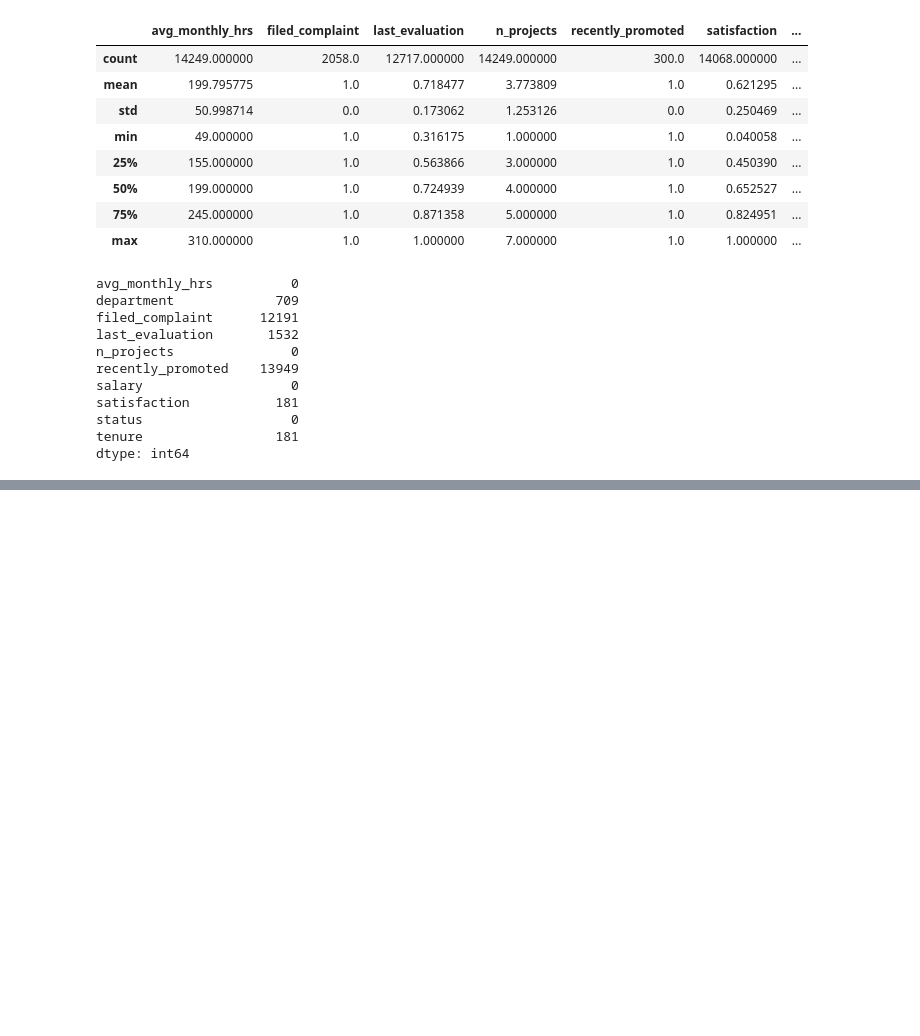
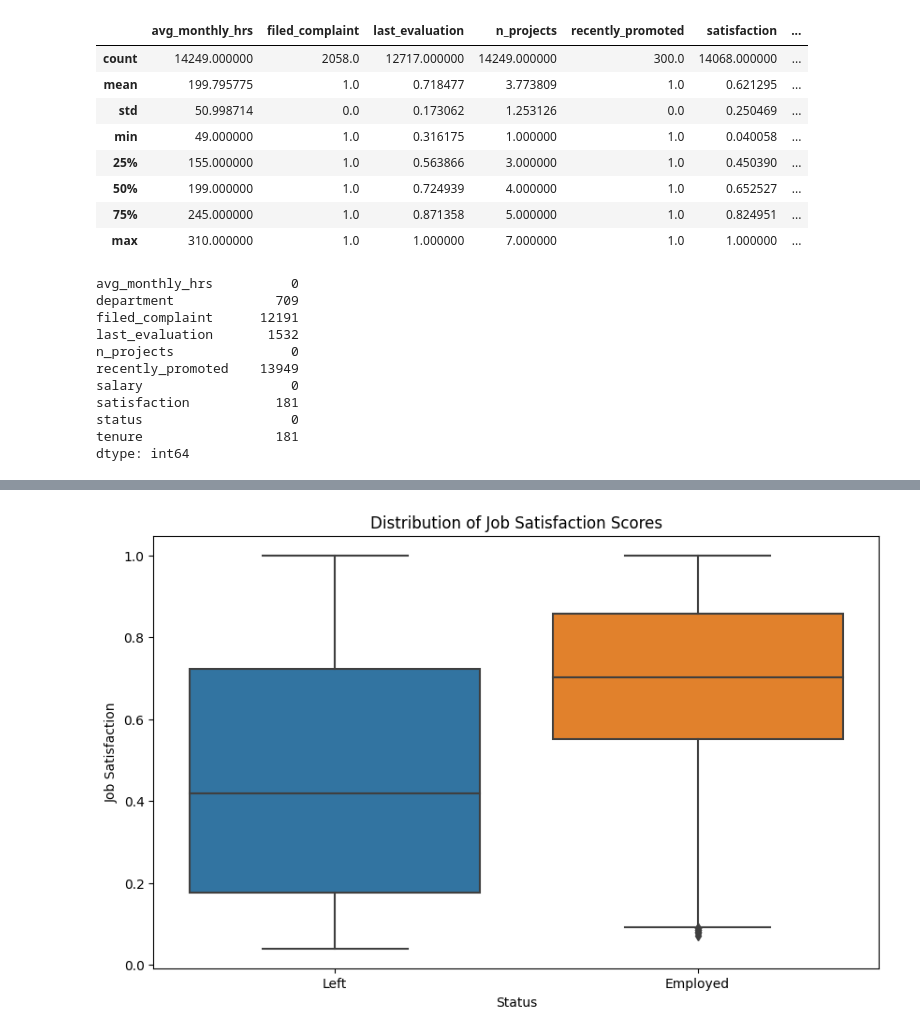
Before and after one commit to Donalizasaji/LAB, a Jupyter notebook: Lab_07.ipynb, the cells around one changed output, grey strips where cells are left out. Saved outputs shown, nothing was run; the diff lists cells and outputs as text; code cells hidden in the pictures; blank space fills up the shorter version.

```diff
--- a/Lab_07.ipynb
+++ b/Lab_07.ipynb
@@ -91,0 +111,10 @@ dtype: int64
+# %%
+# Create a boxplot to examine job satisfaction scores among employees who left and those who are still employed
+plt.figure(figsize=(10, 6))
+sns.boxplot(x='status', y='satisfaction', data=df)
+plt.xlabel('Status')
+plt.ylabel('Job Satisfaction')
+plt.title('Distribution of Job Satisfaction Scores')
+plt.show()
+# %% [output]
+[figure, added]
```
Also changed, not shown: parts of 16 cells of this notebook.
